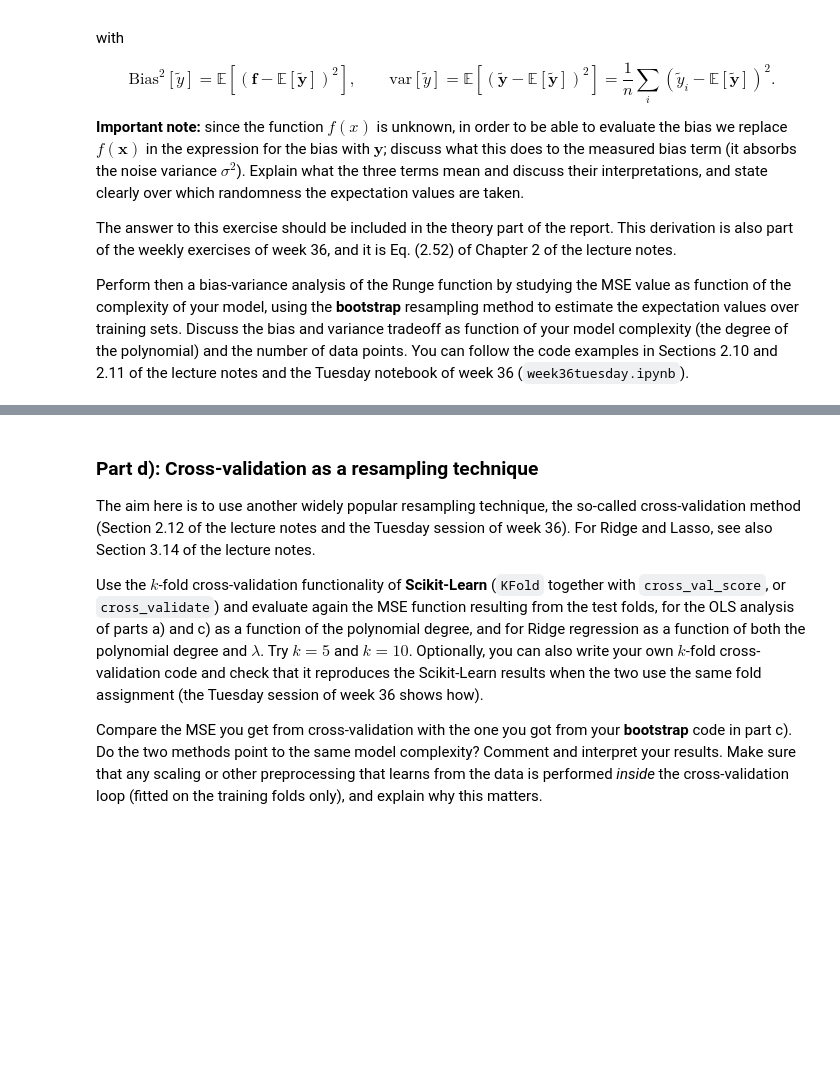
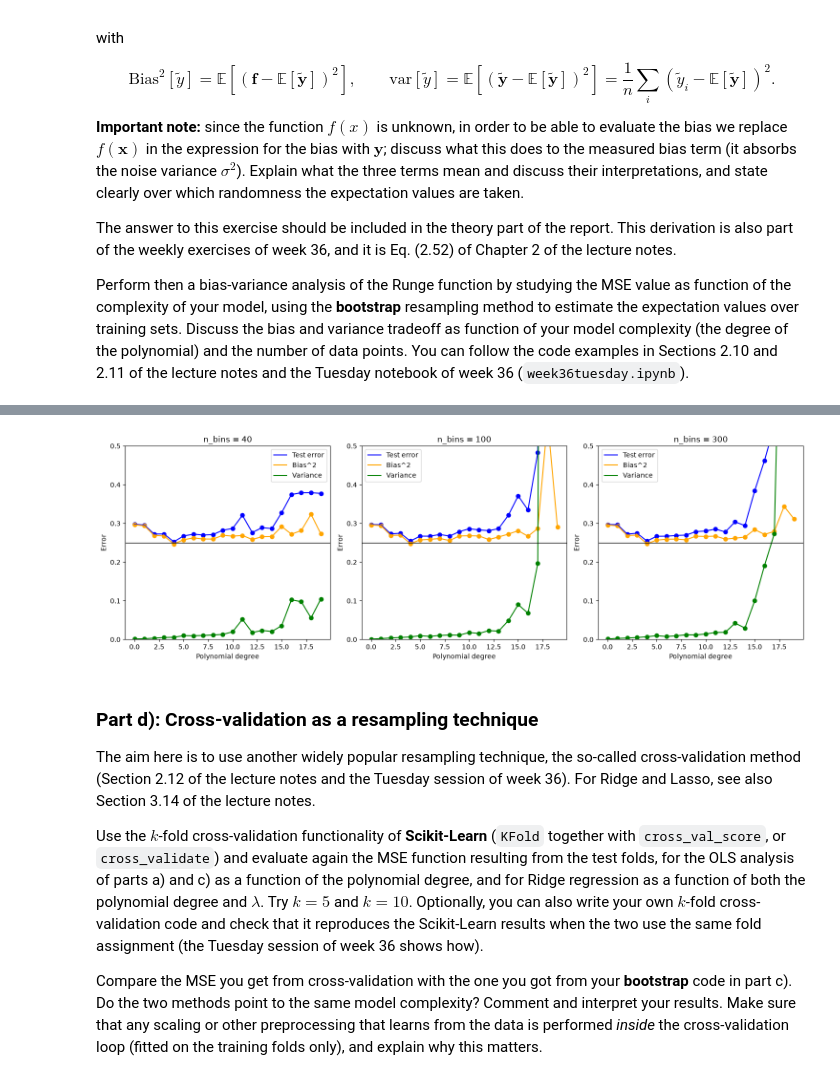
Before and after one commit to Timholmen96/MachineLearningUiO, a Jupyter notebook: doc/Projects/2026/Project1/Project1.ipynb, the cells around one changed output, grey strips where cells are left out. Cells and saved outputs as stored; diff of their text form; code cells hidden in the pictures; blank space fills up the shorter version.

```diff
--- a/doc/Projects/2026/Project1/Project1.ipynb
+++ b/doc/Projects/2026/Project1/Project1.ipynb
@@ -458,3 +519,90 @@ notebook of week 36 (`week36tuesday.ipynb`).
+# %%
+# Bootstrap cross-validation
+from sklearn.utils import resample
+
+n = 350
+sigma = 0.5             # noise level fig 2.11
+x = np.sort(rng.uniform(-1, 1, n))
+y = runge(x) + rng.normal(0, sigma, n)
+
+def bootstrap_bias_variance(n_bs, maxdeg):
+
+    error = np.zeros(maxdeg)
+    bias = np.zeros(maxdeg)
+    variance = np.zeros(maxdeg)
+
+
+
+    for degree in range(maxdeg):
+        X = design_matrix(x, degree)
+        X_train, X_test, y_train, y_test = train_test_split(
+            X, y, test_size=0.3, random_state=2026
+        )
+        # Beholder intercept
+        X_train_norm = X_train.copy()
+        X_test_norm = X_test.copy()
+        # normaliserer data
+        if degree > 0:
+            X_train_mean = X_train[:, 1:].mean(axis=0)
+            X_train_std = X_train[:, 1:].std(axis=0)
+
+            X_train_norm[:, 1:] = (X_train[:, 1:] - X_train_mean) / X_train_std
+            X_test_norm[:, 1:] = (X_test[:, 1:] - X_train_mean) / X_train_std
+            # Trenger ikke sentrere y da design matrisen inneholder intercept
+        y_pred = np.zeros((y_test.shape[0], n_bs))
+        for i in range(n_bs):
+            X_bs, y_bs = resample(X_train_norm, y_train)
+            theta = np.linalg.pinv(X_bs) @ y_bs
+
+            y_pred[:, i] = X_test_norm @ theta
+
+        # Compare each test target with every bootstrap prediction for that point.
+        error[degree] = np.mean((y_test[:, None] - y_pred)**2)
+        bias[degree] = np.mean((y_test - np.mean(y_pred, axis=1))**2)
+        variance[degree] = np.mean(np.var(y_pred, axis=1))
+
+    return error, bias, variance
+# maxdeg = 20 as in 2.11
+# 40 bins
+error40, bias40, variance40 = bootstrap_bias_variance(n_bs=40, maxdeg=20)
+# 100 bins
+error100, bias100, variance100 = bootstrap_bias_variance(n_bs=100, maxdeg=20)
+# 400 bins
+error300, bias300, variance300 = bootstrap_bias_variance(n_bs=300,maxdeg=20)
+
+degree_vec = range(20)
+
+fig, ax = plt.subplots(1, 3, figsize=(15, 5))
+
+results = [
+    (error40, bias40, variance40, 40),
+    (error100, bias100, variance100, 100),
+    (error300, bias300, variance300, 300)
+]
+
+for i, (error, bias, variance, n) in enumerate(results):
+
+    ax[i].plot(degree_vec, error, label="Test error", color="blue")
+    ax[i].scatter(degree_vec, error, color="blue")
+
+    ax[i].plot(degree_vec, bias, label="Bias^2", color="orange")
+    ax[i].scatter(degree_vec, bias, color="orange")
+
+    ax[i].plot(degree_vec, variance, label="Variance", color="green")
+    ax[i].scatter(degree_vec, variance, color="green")
+
+    ax[i].axhline(y=sigma**2, color="black", linestyle="-", linewidth=1)
+
+    ax[i].set_title(f"n_bins = {n}")
+    ax[i].set_xlabel("Polynomial degree")
+    ax[i].set_ylabel("Error")
+    ax[i].legend()
+    ax[i].set_ylim(0, 0.5)
+
+plt.tight_layout()
+plt.show()
+# %% [output]
+[figure, added]
 # %% [markdown]
 ### Part d): Cross-validation as a resampling technique
 
```
Also changed, not shown: parts of 1 cell of this notebook, 2 other files.
